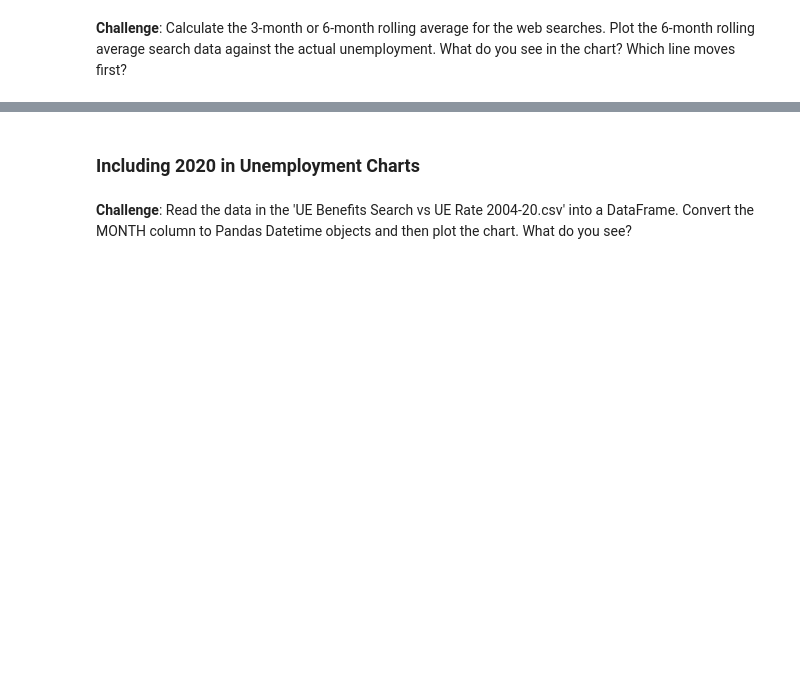
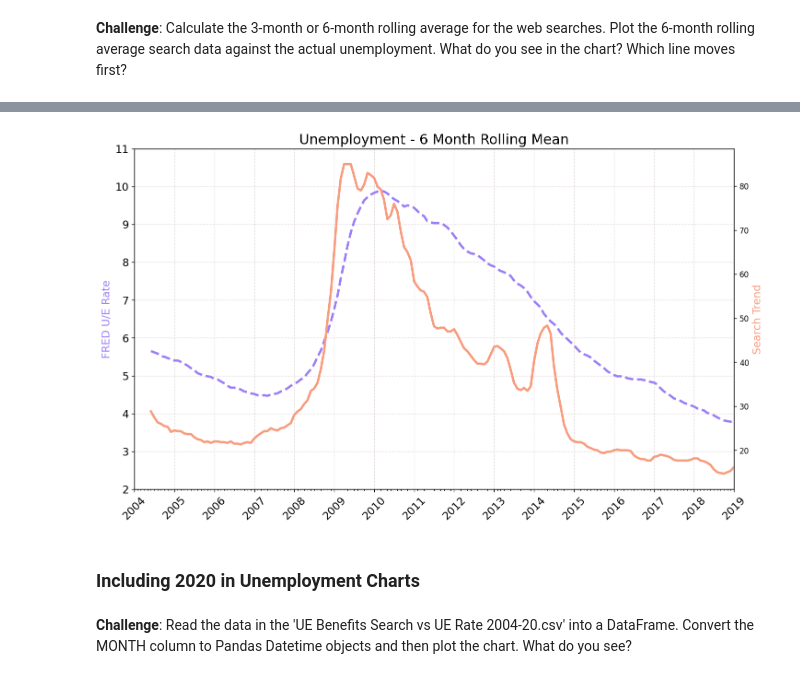
Before and after one commit to ksg-dev/google-trends, a Jupyter notebook: Google Trends and Data Visualisation.ipynb, the cells around one changed output, grey strips where cells are left out. Saved outputs shown, nothing was run; the diff lists cells and outputs as text; code cells hidden in the pictures; blank space fills up the shorter version.

```diff
--- a/Google Trends and Data Visualisation.ipynb
+++ b/Google Trends and Data Visualisation.ipynb
@@ -571,0 +643,2 @@ plt.show()
+# %%
+df_unemployment.reset_index(drop=True, inplace=True)
@@ -572,3 +670,48 @@ plt.show()
+# %%
+# The window is number of observations that are averaged
+# Get rolling mean for 6 month period
+rol_3 = df_unemployment[['UE_BENEFITS_WEB_SEARCH', 'UNRATE']].rolling(window=6).mean(numeric_only=True)
+# %%
+
+
+# set figure size
+plt.figure(figsize=(14, 8), dpi=120)
+
+# Add title
+plt.title('Unemployment - 6 Month Rolling Mean', fontsize=18)
+
+# set font size for ticks, add rotation
+plt.xticks(fontsize=14, rotation=45)
+plt.yticks(fontsize=14)
+
+
+# get current axes, then create another axes that share x
+ax1 = plt.gca()
+ax2 = ax1.twinx()
+
+# add labels
+ax1.set_ylabel('FRED U/E Rate', color='#9c7ef8', fontsize=14)
+ax2.set_ylabel('Search Trend', color='#f89c7e', fontsize=14)
+
+# Set x and y limits
+ax1.set_ylim([2, 11])
+ax1.set_xlim([df_unemployment.MONTH[0], df_unemployment.MONTH.max()])
+
+# plot both
+ax1.plot(df_unemployment.MONTH, rol_3.UNRATE, color='#9c7ef8', linewidth=3, linestyle='--')
+ax2.plot(df_unemployment.MONTH, rol_3.UE_BENEFITS_WEB_SEARCH, color='#f89c7e', linewidth=3)
+
+# Setting minor and major ticks with date formatter
+ax1.xaxis.set_major_locator(years)
+ax1.xaxis.set_major_formatter(years_fmt)
+ax1.xaxis.set_minor_locator(months)
+
+# show grey gridlines
+ax1.grid(color='#e5dddc', linestyle='--')
+
+plt.show()
+# %% [output]
+[figure, added]
 # %% [markdown]
 ### Including 2020 in Unemployment Charts
 # %% [markdown]
```
Also changed, not shown: parts of 11 cells of this notebook.
